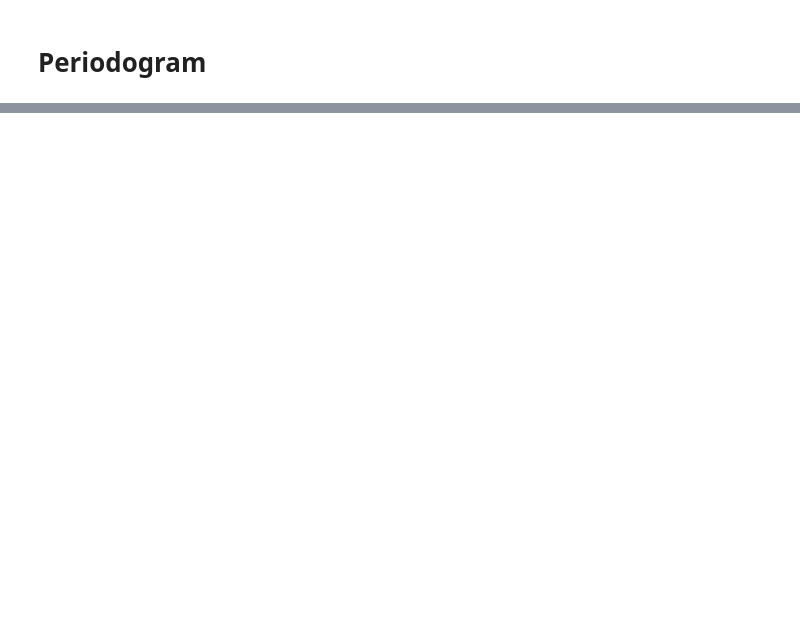
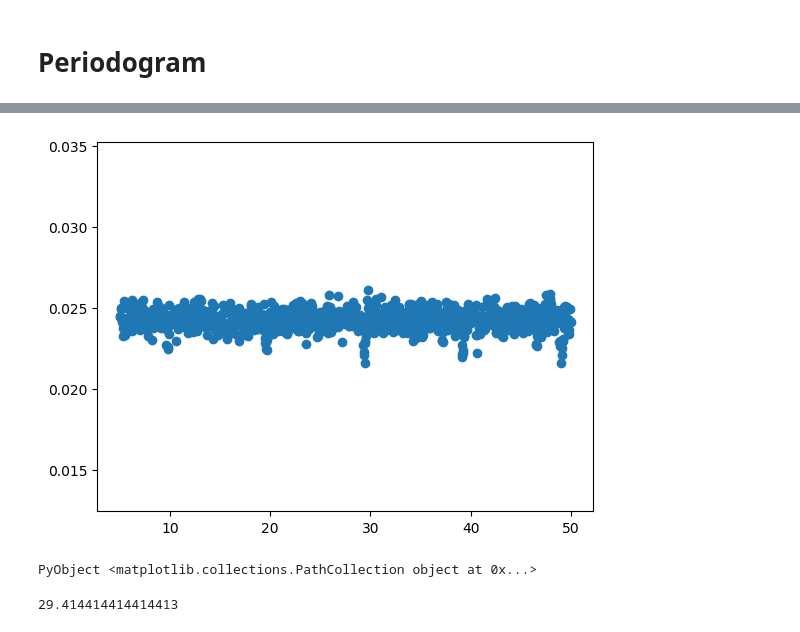
Before and after one commit to curriem/exoplanets_class, a Jupyter notebook: exoplanets_hw2.ipynb, the cells around one changed output, grey strips where cells are left out. Cells and saved outputs as stored; diff of their text form; code cells hidden in the pictures; blank space fills up the shorter version.

```diff
--- a/exoplanets_hw2.ipynb
+++ b/exoplanets_hw2.ipynb
@@ -94,0 +314,11 @@ end;
+# %%
+Ps = collect(range(5, stop=50, length=1000))
+scatters = periodogram(smooth(flux), time, Ps)
+scatter(Ps, scatters)
+# %% [output]
+[figure, added]
+PyObject <matplotlib.collections.PathCollection object at 0x...>
+# %%
+Ps[argmin(scatters)]
+# %% [output]
+29.414414414414413
```
Also changed, not shown: parts of 25 cells of this notebook.
